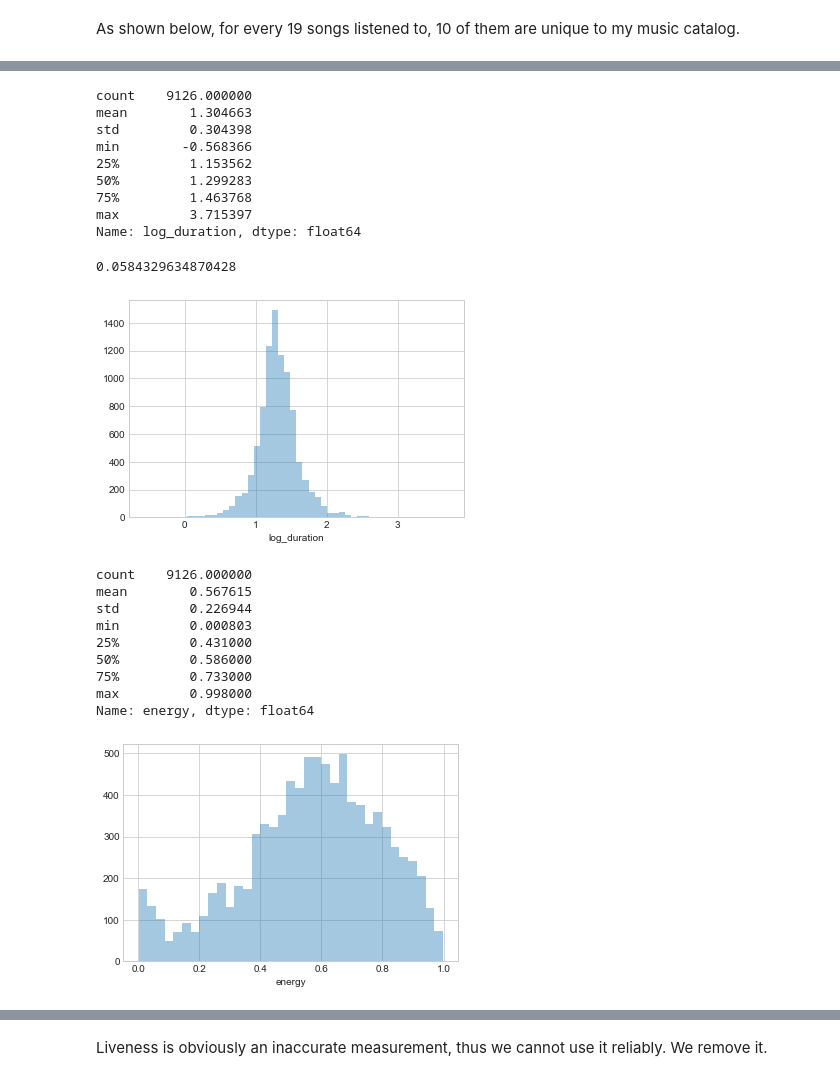
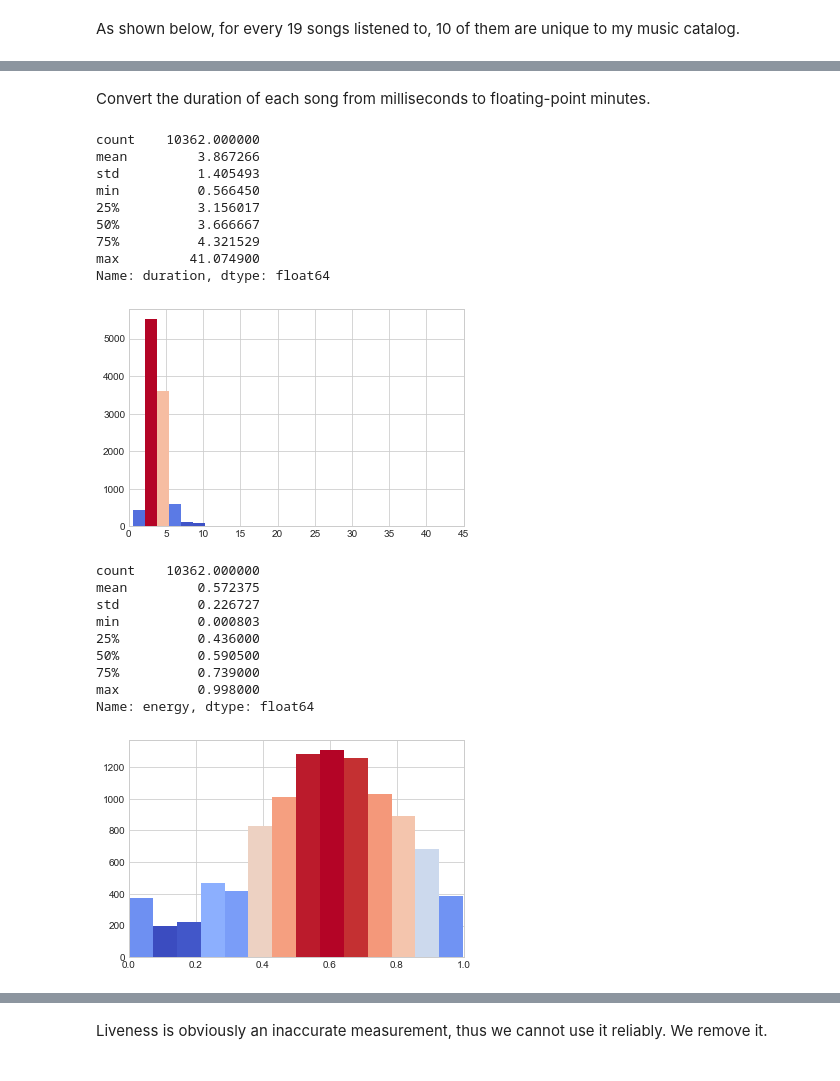
Before and after one commit to liebscher/musicanalysis, a Jupyter notebook: 3_Data_Explore.ipynb, the cells around one changed output, grey strips where cells are left out. Drawn from its saved outputs; the diff is of its cells as text; code cells hidden in the pictures.

```diff
--- a/3_Data_Explore.ipynb
+++ b/3_Data_Explore.ipynb
@@ -40,9 +22,11 @@ def correctTimestamp(timestamp):
 # %%
 full_history = pd.read_json('data/history_comp.json')
-full_history['timestamp'] = full_history['timestamp'].apply(correctTimestamp)
+
+if full_history['timestamp'].max().tz is None:
+    full_history['timestamp'] = pd.to_datetime(full_history['timestamp'], utc=True)
+    full_history['timestamp'] = full_history['timestamp'].apply(lambda t: t.tz_convert('US/Pacific'))
+
 full_history = full_history.drop('index', axis=1)
-# %%
-full_history = full_history.sample(5000)
 # %% [markdown]
 As shown below, for every 19 songs listened to, 10 of them are unique to my music catalog.
 # %%
@@ -66 +56,13 @@ artists.sample(5)
+# %%
+def hist(X, xlim, bins=14):
+    plt.xlim(xlim)
+    N, bins, patches = plt.hist(X, bins=bins)
+
+    fracs = N / N.max()
+
+    norm = colors.Normalize(fracs.min(), fracs.max())
+
+    for thisfrac, thispatch in zip(fracs, patches):
+        color = plt.cm.coolwarm(norm(thisfrac))
+        thispatch.set_facecolor(color)
 # %%
@@ -94,34 +96,34 @@ Name: danceability, dtype: float64
+# %% [markdown]
+Convert the duration of each song from milliseconds to floating-point minutes.
 # %%
-full_history['log_duration'] = np.log(full_history['duration_ms'] / 1000 / 60)
-sns.distplot(full_history['log_duration'], kde=False)
-print(full_history['log_duration'].describe())
-stats.skew(full_history['log_duration'])
+full_history['duration'] = full_history['duration_ms'] / 1000 / 60
+hist(full_history['duration'], [0,45], 25)
+print(full_history['duration'].describe())
 # %% [output]
-count    9126.000000
-mean        1.304663
-std         0.304398
-min        -0.568366
-25%         1.153562
-50%         1.299283
-75%         1.463768
-max         3.715397
-Name: log_duration, dtype: float64
+count    10362.000000
+mean         3.867266
+std          1.405493
+min          0.566450
+25%          3.156017
+50%          3.666667
+75%          4.321529
+max         41.074900
+Name: duration, dtype: float64
-0.0584329634870428
-[figure, old version]
+[figure, new version]
 # %%
 full_history = full_history.drop('duration_ms', axis=1)
 # %%
-sns.distplot(full_history['energy'], kde=False)
+hist(full_history['energy'], [0,1])
 full_history['energy'].describe()
 # %% [output]
-count    9126.000000
-mean        0.567615
-std         0.226944
-min         0.000803
-25%         0.431000
-50%         0.586000
-75%         0.733000
-max         0.998000
+count    10362.000000
+mean         0.572375
+std          0.226727
+min          0.000803
+25%          0.436000
+50%          0.590500
+75%          0.739000
+max          0.998000
 Name: energy, dtype: float64
-[figure, old version]
+[figure, new version]
 # %%
```
Also changed, not shown: parts of 63 cells of this notebook, 3 other files.
